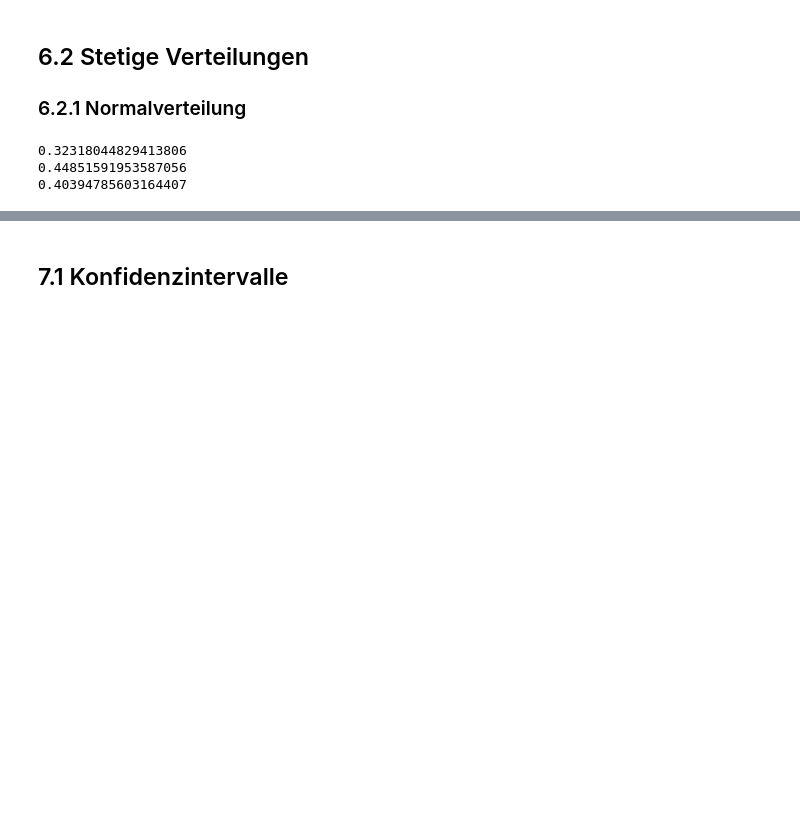
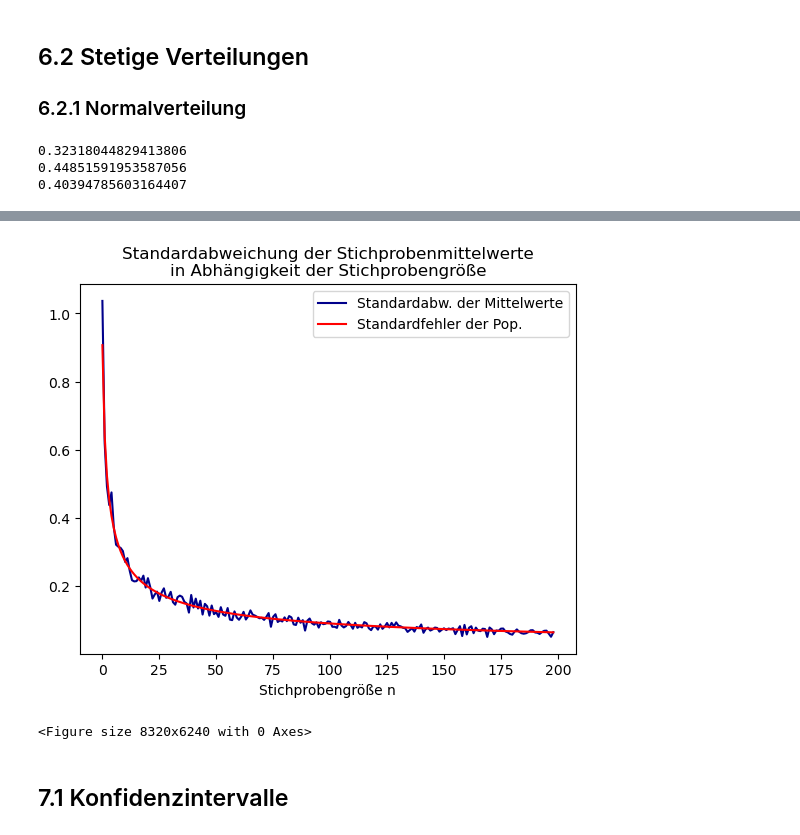
Before and after one commit to troescherw/jupyter_python, a Jupyter notebook: Grundlagen_der_Statistik_Skript_Python.ipynb, the cells around one changed output, grey strips where cells are left out. Drawn from its saved outputs; the diff is of its cells as text; code cells hidden in the pictures; blank space fills up the shorter version.

```diff
--- a/Grundlagen_der_Statistik_Skript_Python.ipynb
+++ b/Grundlagen_der_Statistik_Skript_Python.ipynb
@@ -234,3 +243,34 @@ print(1-links-rechts)
+# %%
+import  numpy as np
+import matplotlib.pyplot as plt
+
+N = 200 # Populationsgröße
+
+
+pop = np.random.normal(0, 1, N)
+sigma = np.std(pop)
+
+
+sample_mean_std = []
+standard_errors = []
+
+for n in range(1,N):
+    sample_means = [np.random.choice(pop, n).mean() for i in range(50)]
+    sample_mean_std.append(np.std(sample_means))
+    standard_errors.append(sigma/np.sqrt(n))
+
+
+
+plt.plot(sample_mean_std, color="darkblue", label="Standardabw. der Mittelwerte")
+plt.plot(standard_errors, color="red", label="Standardfehler der Pop.")
+plt.legend()
+plt.title("Standardabweichung der Stichprobenmittelwerte\nin Abhängigkeit der Stichprobengröße")
+plt.xlabel("Stichprobengröße n")
+plt.figure(dpi=1300)
+plt.show()
+# %% [output]
+[figure, added]
+<Figure size 8320x6240 with 0 Axes>
 # %% [markdown]
 ## 7.1 Konfidenzintervalle
 # %%
```
Also changed, not shown: parts of 1 cell of this notebook, 1 other file.
